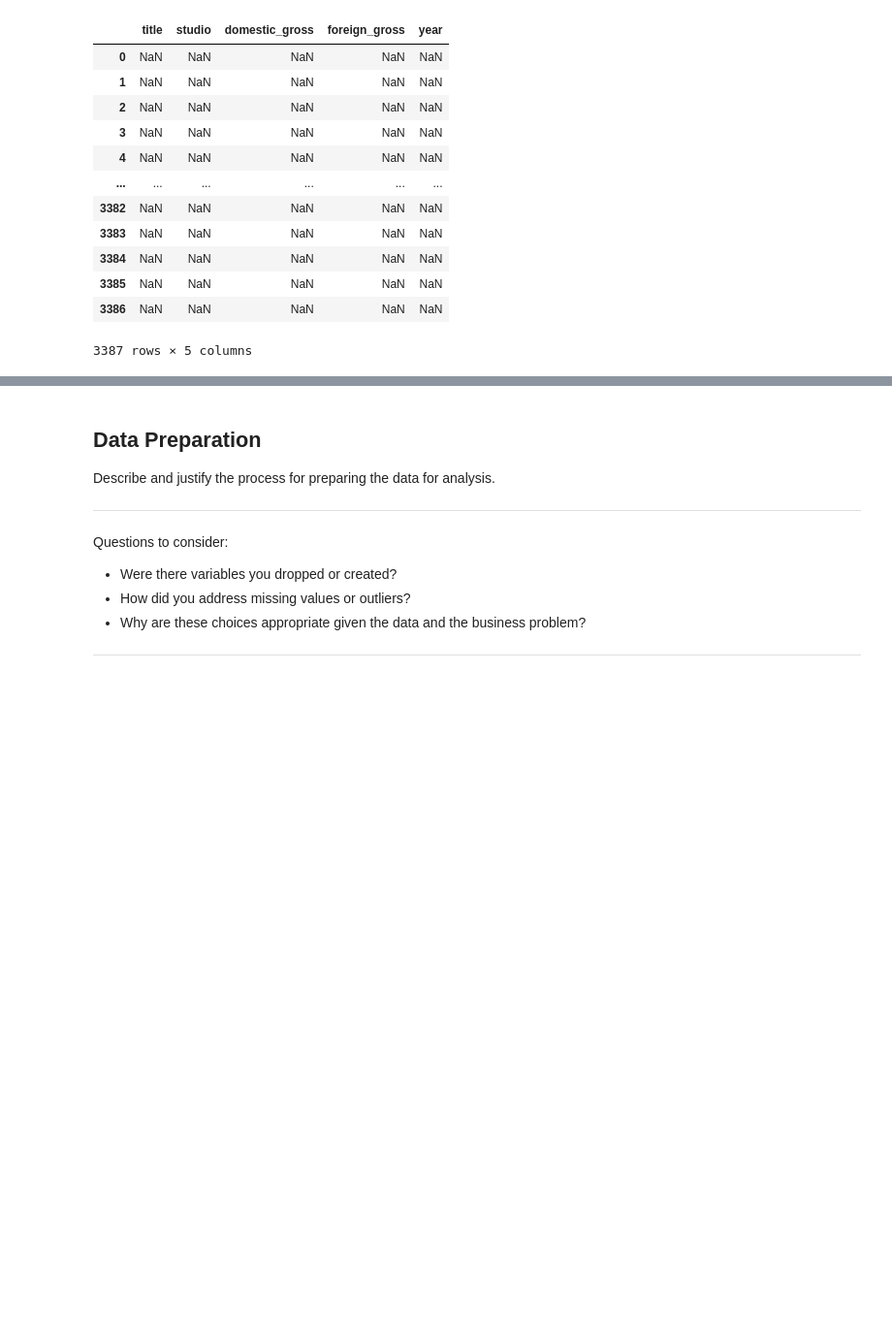
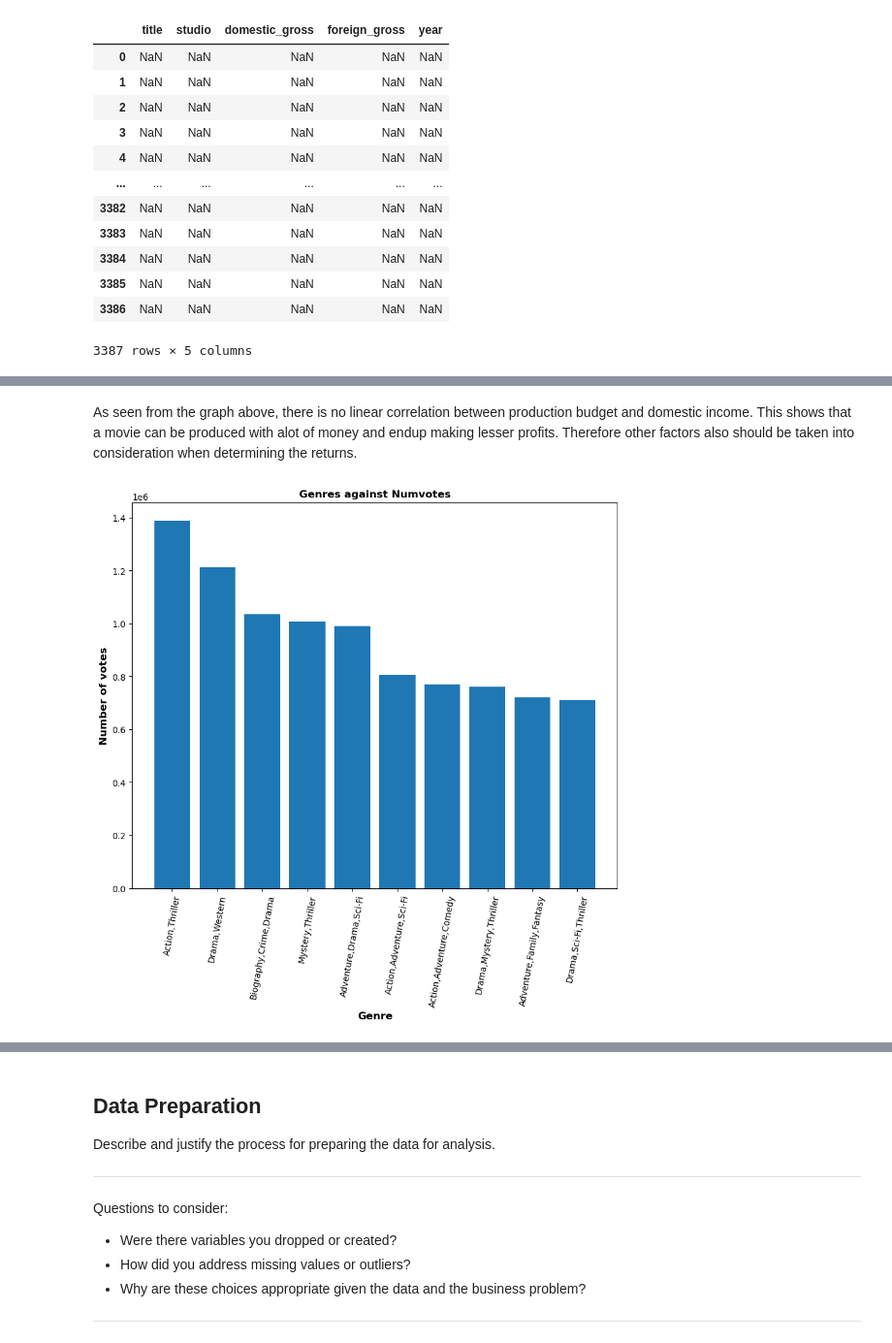
Before and after one commit to nelkemboi/dsc-project-template, a Jupyter notebook: dsc-phase1-project-template.ipynb, the cells around one changed output, grey strips where cells are left out. Shown at 97% size. Drawn from its saved outputs; the diff is of its cells as text; code cells hidden in the pictures; blank space fills up the shorter version.

```diff
--- a/dsc-phase1-project-template.ipynb
+++ b/dsc-phase1-project-template.ipynb
@@ -214,0 +533,13 @@ gross_df[gross_df.isna()]
+# %% [markdown]
+As seen from the graph above, there is no linear correlation between production budget and domestic income. This shows that a movie can be produced with alot of money and endup making lesser profits. Therefore other factors also should be taken into consideration  when determining the returns.
+# %%
+#plotting genres against numvotes
+plt.figure(figsize=(10, 8))
+plt.xticks(rotation=80, fontsize=10)
+y = genres_sorted_mean["numvotes"]
+plt.ylabel("Number of votes", fontsize=12, fontweight='bold')
+plt.title("Genres against Numvotes", fontsize=12, fontweight='bold')
+plt.xlabel("Genre", fontsize=12, fontweight='bold')
+plt.bar(y.index, y.values);
+# %% [output]
+[figure, added]
```
Also changed, not shown: parts of 37 cells of this notebook.
